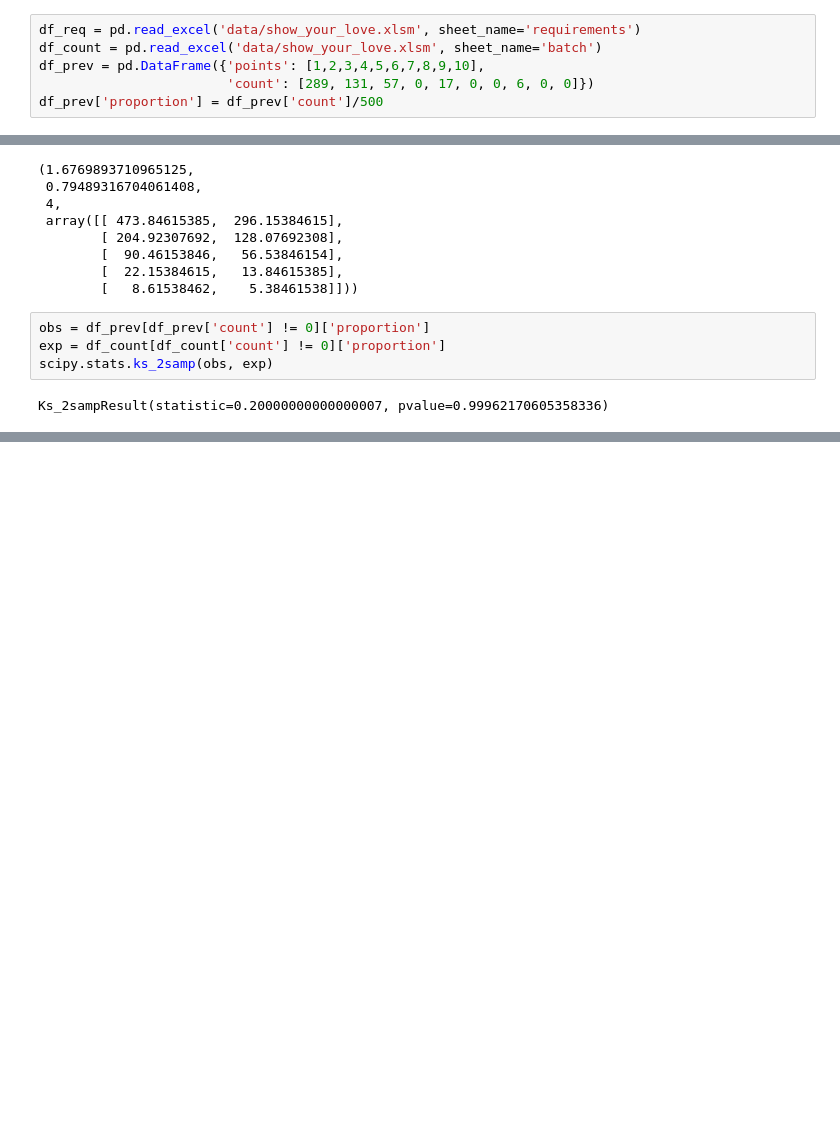
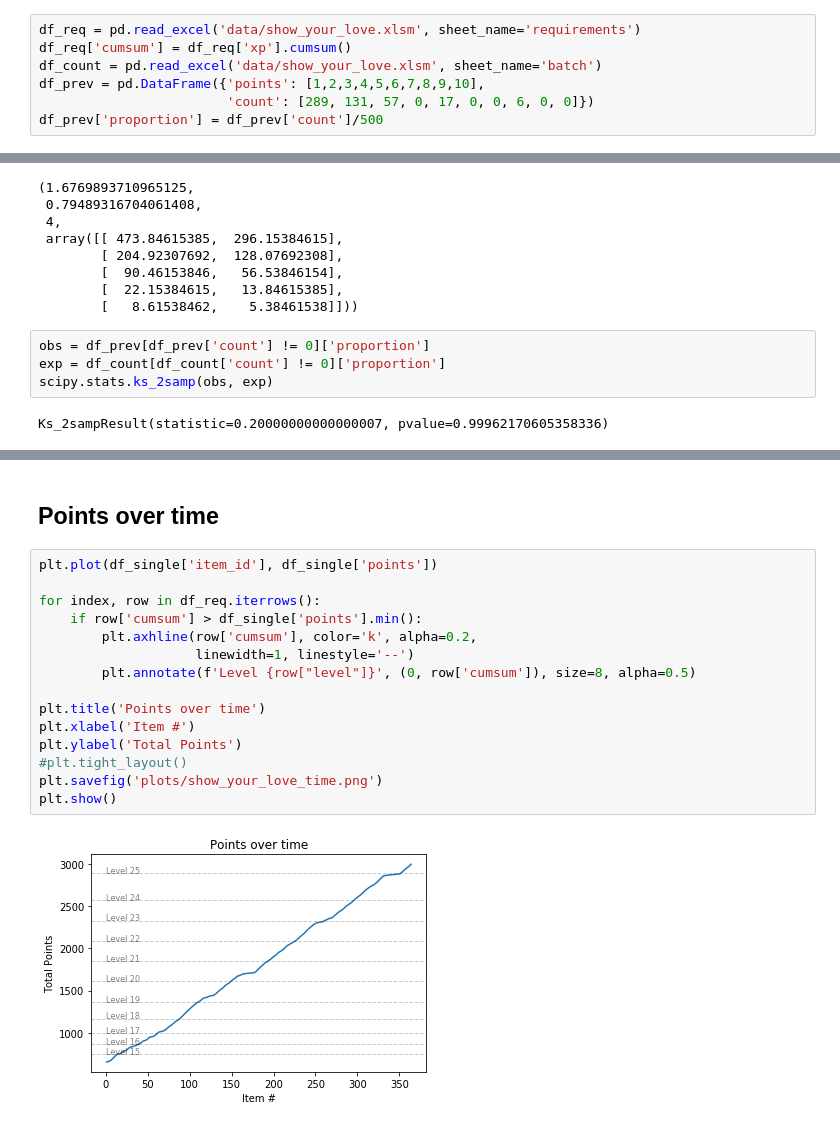
Before and after one commit to sho-87/rok-data, a Jupyter notebook: holiday_events/show_your_love.ipynb, the cells around one changed output, grey strips where cells are left out. Drawn from its saved outputs; the diff is of its cells as text; blank space fills up the shorter version.

```diff
--- a/holiday_events/show_your_love.ipynb
+++ b/holiday_events/show_your_love.ipynb
@@ -8,6 +8,7 @@ import scipy.stats
 ## Load data
 # %%
 df_req = pd.read_excel('data/show_your_love.xlsm', sheet_name='requirements')
+df_req['cumsum'] = df_req['xp'].cumsum()
 df_count = pd.read_excel('data/show_your_love.xlsm', sheet_name='batch')
 df_prev = pd.DataFrame({'points': [1,2,3,4,5,6,7,8,9,10],
                         'count': [289, 131, 57, 0, 17, 0, 0, 6, 0, 0]})
@@ -148,0 +190,19 @@ Ks_2sampResult(statistic=0.20000000000000007, pvalue=0.99962170605358336)
+# %% [markdown]
+## Points over time
+# %%
+plt.plot(df_single['item_id'], df_single['points'])
+
+for index, row in df_req.iterrows():
+    if row['cumsum'] > df_single['points'].min():
+        plt.axhline(row['cumsum'], color='k', alpha=0.2,
+                    linewidth=1, linestyle='--')
+        plt.annotate(f'Level {row["level"]}', (0, row['cumsum']), size=8, alpha=0.5)
+
+plt.title('Points over time')
+plt.xlabel('Item #')
+plt.ylabel('Total Points')
+#plt.tight_layout()
+plt.savefig('plots/show_your_love_time.png')
+plt.show()
+# %% [output]
+[figure, added]
```
Also changed, not shown: parts of 12 cells of this notebook, 1 other file.
